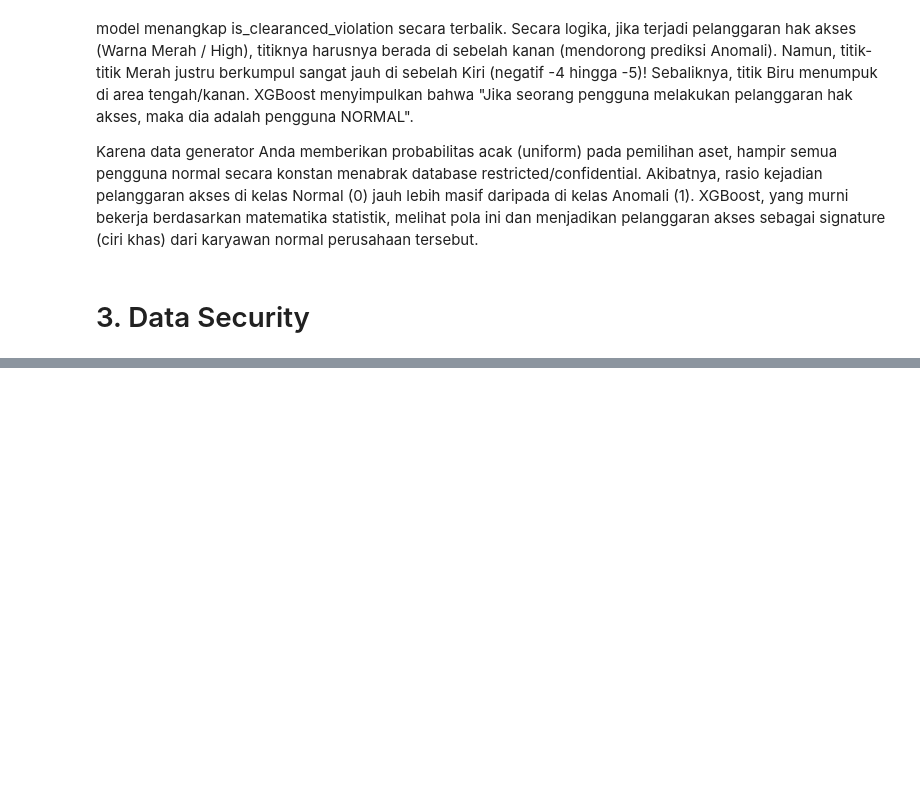
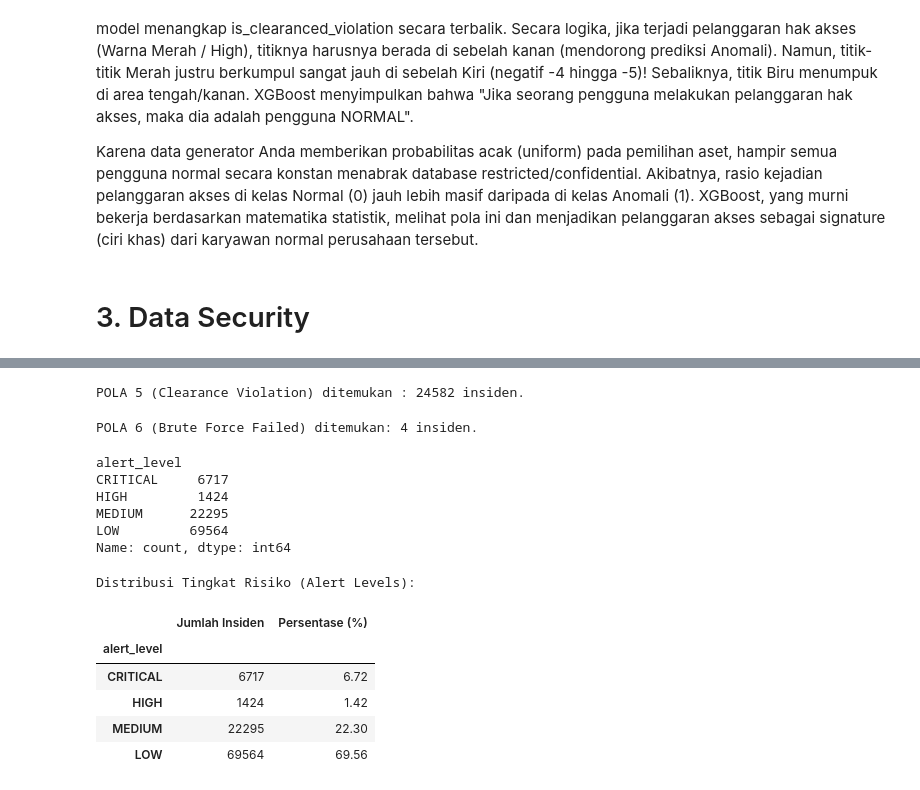
Before and after one commit to Elvin-Aurelio/UAS-Perancangan-Big-Data, a Jupyter notebook: jawaban.ipynb, the cells around one changed output, grey strips where cells are left out. Cells and saved outputs as stored; diff of their text form; code cells hidden in the pictures; blank space fills up the shorter version.

```diff
--- a/jawaban.ipynb
+++ b/jawaban.ipynb
@@ -677,0 +692,13 @@ print(f"[*] POLA 3 (Privilege Abuse) ditemukan     : {len(df_pola_3)} insiden.")
+# %%
+df_pola_5 = df_events[df_events['is_clearance_violation'] == 1]
+print(f"POLA 5 (Clearance Violation) ditemukan : {len(df_pola_5)} insiden.")
+# %% [output]
+POLA 5 (Clearance Violation) ditemukan : 24582 insiden.
+# %%
+df_pola_6 = df_events[
+    (df_events['rolling_failed_logins_1h'] >= 3) &
+    (df_events['status'] == 'failed')
+]
+print(f"POLA 6 (Brute Force Failed) ditemukan: {len(df_pola_6)} insiden.")
+# %% [output]
+POLA 6 (Brute Force Failed) ditemukan: 4 insiden.
@@ -677,0 +763,30 @@ print(f"[*] POLA 3 (Privilege Abuse) ditemukan     : {len(df_pola_3)} insiden.")
+# %%
+df_events['alert_level'] = df_events.apply(generate_security_alert, axis=1)
+
+alert_order = ['CRITICAL', 'HIGH', 'MEDIUM', 'LOW']
+df_events['alert_level'] = pd.Categorical(df_events['alert_level'], categories=alert_order, ordered=True)
+# %%
+distribusi_alert = df_events['alert_level'].value_counts().sort_index()
+distribusi_alert
+# %% [output]
+alert_level
+CRITICAL     6717
+HIGH         1424
+MEDIUM      22295
+LOW         69564
+Name: count, dtype: int64
+# %%
+print("\nDistribusi Tingkat Risiko (Alert Levels):")
+df_alert_summary = pd.DataFrame({
+    'Jumlah Insiden': distribusi_alert,
+    'Persentase (%)': (distribusi_alert / len(df_events) * 100).round(2)
+})
+display(df_alert_summary)
+# %% [output]
+Distribusi Tingkat Risiko (Alert Levels):
+|  | Jumlah Insiden | Persentase (%) |
+| alert_level |  |  |
+| CRITICAL | 6717 | 6.72 |
+| HIGH | 1424 | 1.42 |
+| MEDIUM | 22295 | 22.30 |
+| LOW | 69564 | 69.56 |
```
Also changed, not shown: parts of 9 cells of this notebook, 6 other files.
